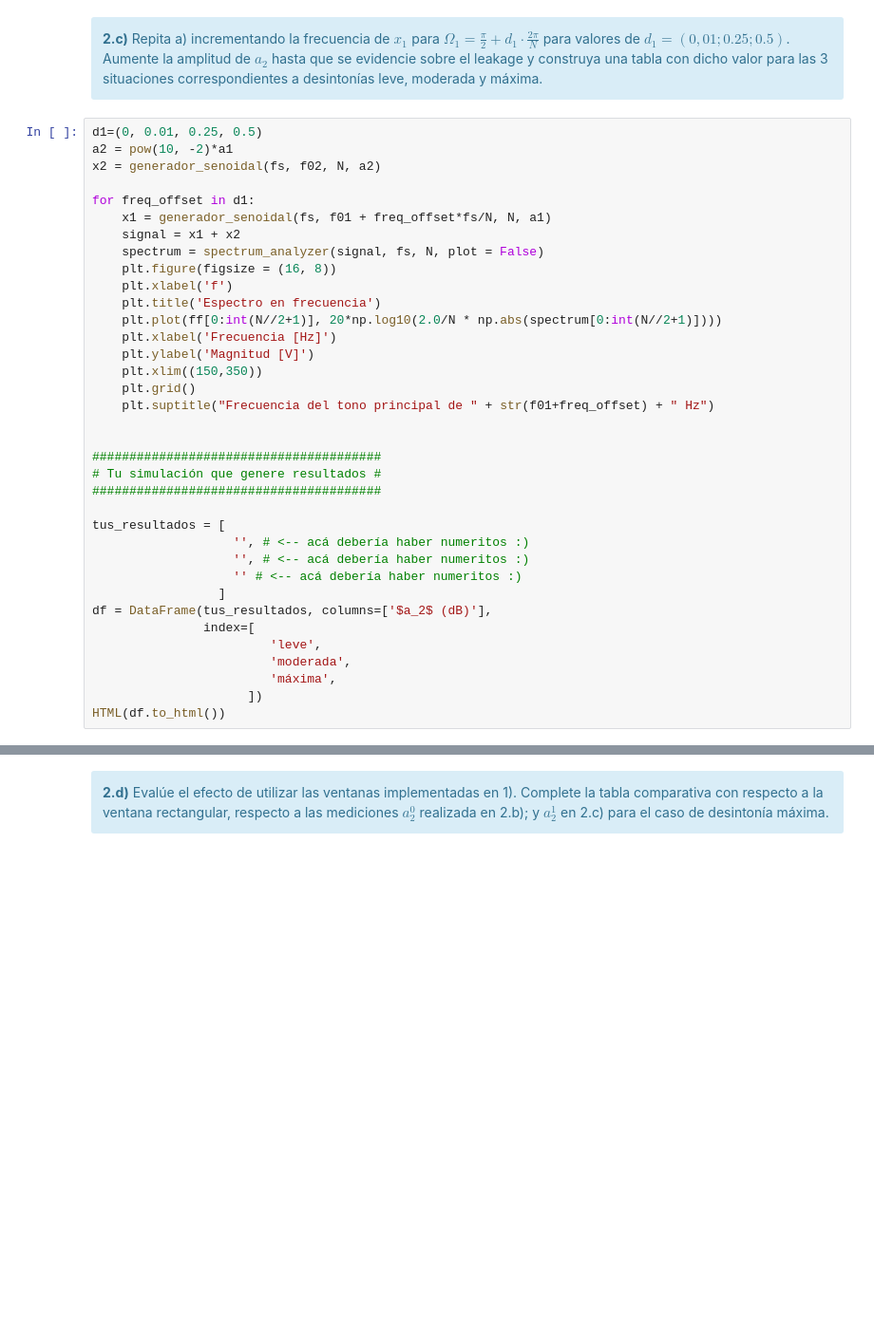
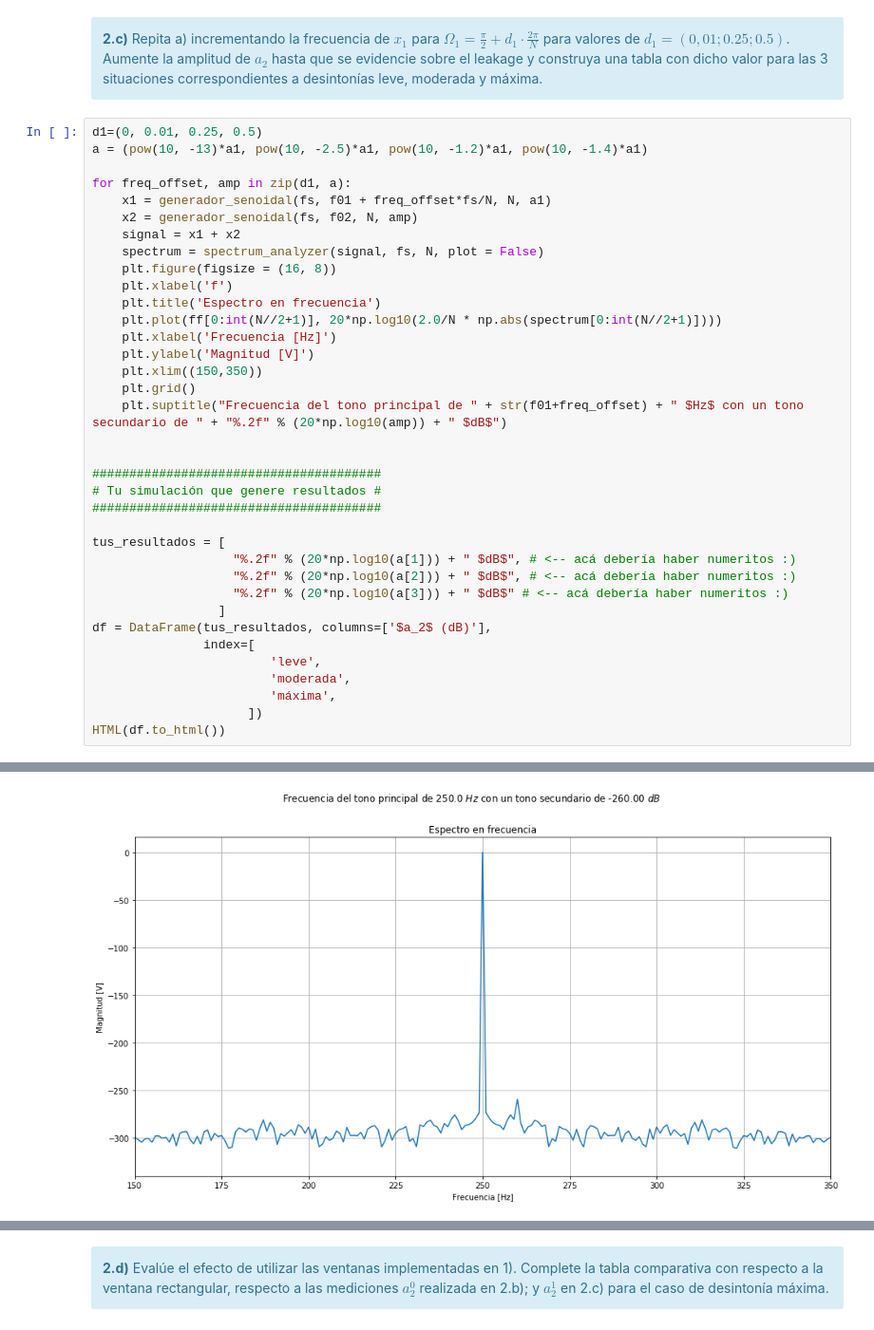
Before and after one commit to franmaiocchi/DSP, a Jupyter notebook: TP2/TP2 - Ventanas.ipynb, the cells around one changed output, grey strips where cells are left out. Shown at 95% size. Cells and saved outputs as stored; diff of their text form; blank space fills up the shorter version.

```diff
--- a/TP2/TP2 - Ventanas.ipynb
+++ b/TP2/TP2 - Ventanas.ipynb
@@ -405,11 +398,11 @@ plt.grid()
 </div>
 # %%
 d1=(0, 0.01, 0.25, 0.5)
-a2 = pow(10, -2)*a1
-x2 = generador_senoidal(fs, f02, N, a2)
+a = (pow(10, -13)*a1, pow(10, -2.5)*a1, pow(10, -1.2)*a1, pow(10, -1.4)*a1)
 
-for freq_offset in d1:
+for freq_offset, amp in zip(d1, a):
     x1 = generador_senoidal(fs, f01 + freq_offset*fs/N, N, a1)
+    x2 = generador_senoidal(fs, f02, N, amp)
     signal = x1 + x2
     spectrum = spectrum_analyzer(signal, fs, N, plot = False)
     plt.figure(figsize = (16, 8))
@@ -420,7 +413,7 @@ for freq_offset in d1:
     plt.ylabel('Magnitud [V]')
     plt.xlim((150,350))
     plt.grid()
-    plt.suptitle("Frecuencia del tono principal de " + str(f01+freq_offset) + " Hz")
+    plt.suptitle("Frecuencia del tono principal de " + str(f01+freq_offset) + " $Hz$ con un tono secundario de " + "%.2f" % (20*np.log10(amp)) + " $dB$")
 
 
 #######################################
@@ -428,9 +421,9 @@ for freq_offset in d1:
 #######################################
 
 tus_resultados = [
-                   '', # <-- acá debería haber numeritos :)
-                   '', # <-- acá debería haber numeritos :)
-                   '' # <-- acá debería haber numeritos :)
+                   "%.2f" % (20*np.log10(a[1])) + " $dB$", # <-- acá debería haber numeritos :)
+                   "%.2f" % (20*np.log10(a[2])) + " $dB$", # <-- acá debería haber numeritos :)
+                   "%.2f" % (20*np.log10(a[3])) + " $dB$" # <-- acá debería haber numeritos :)
                  ]
 df = DataFrame(tus_resultados, columns=['$a_2$ (dB)'],
                index=[
@@ -439,3 +432,4 @@ df = DataFrame(tus_resultados, columns=['$a_2$ (dB)'],
                         'máxima',
                      ])
 HTML(df.to_html())
+# %% [output]
@@ -441,0 +440 @@ HTML(df.to_html())
+[figure, added]
```
Also changed, not shown: parts of 19 cells of this notebook.
